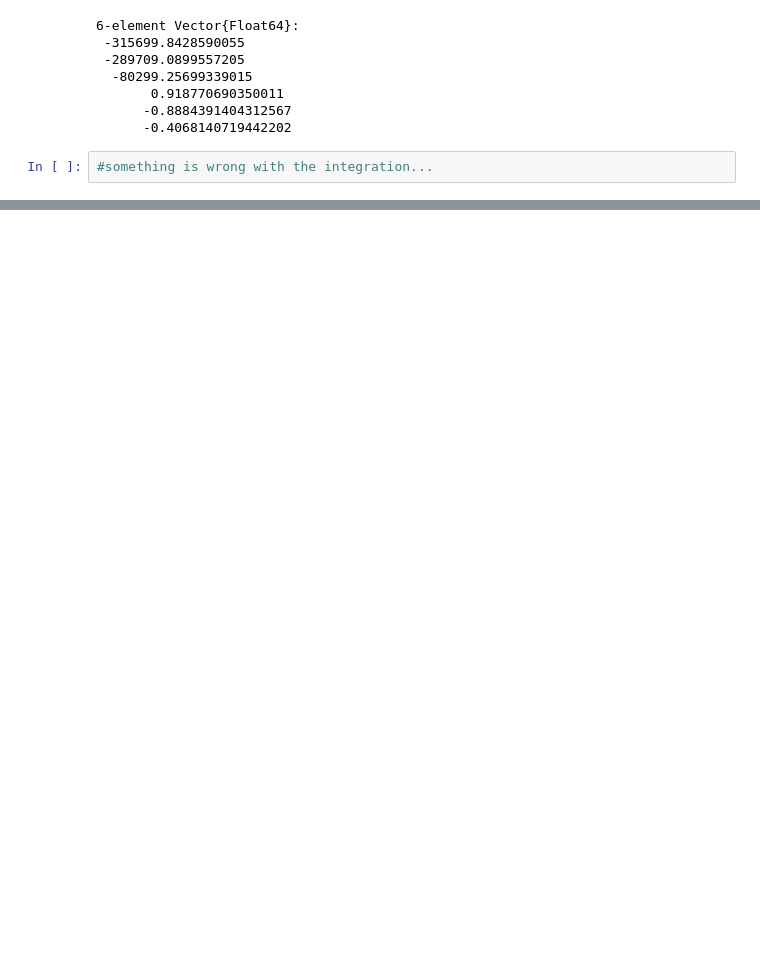
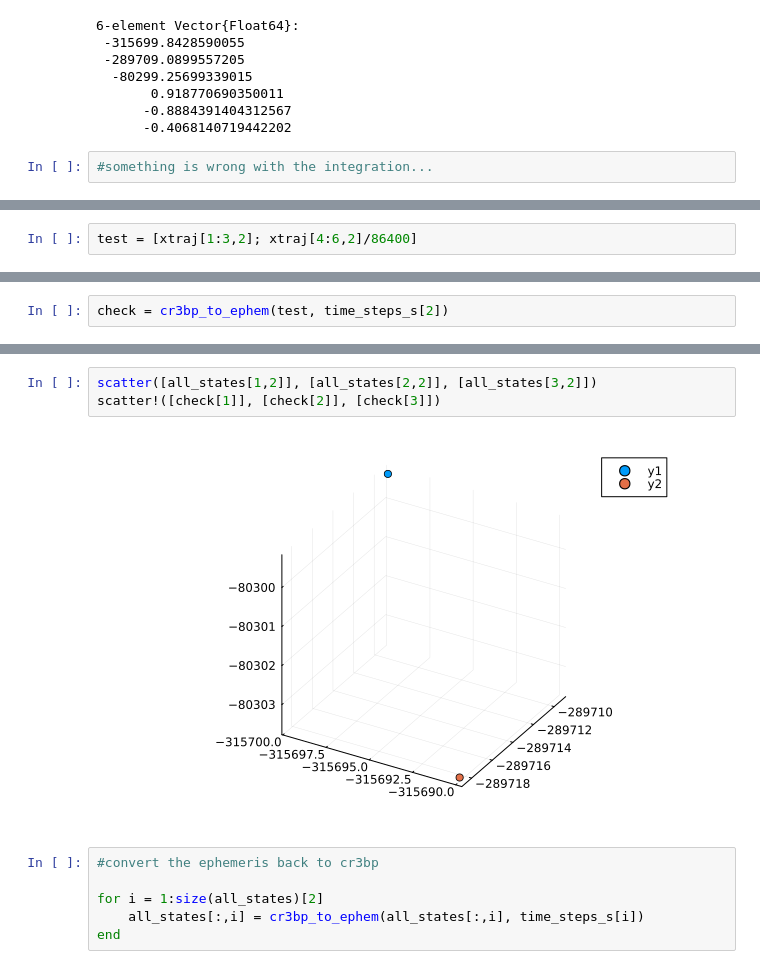
Before and after one commit to vegaf1/convex_mpc_stationkeeping, a Jupyter notebook: ephemeris_transformation.ipynb, the cells around one changed output, grey strips where cells are left out. Saved outputs shown, nothing was run; the diff lists cells and outputs as text; blank space fills up the shorter version.

```diff
--- a/ephemeris_transformation.ipynb
+++ b/ephemeris_transformation.ipynb
@@ -167,0 +309,2 @@ cr3bp_to_ephem(test, 0)
+# %%
+test = [xtraj[1:3,2]; xtraj[4:6,2]/86400]
@@ -167,0 +319,2 @@ cr3bp_to_ephem(test, 0)
+# %%
+check = cr3bp_to_ephem(test, time_steps_s[2])
@@ -167,0 +339,11 @@ cr3bp_to_ephem(test, 0)
+# %%
+scatter([all_states[1,2]], [all_states[2,2]], [all_states[3,2]])
+scatter!([check[1]], [check[2]], [check[3]])
+# %% [output]
+[figure, added]
+# %%
+#convert the ephemeris back to cr3bp
+
+for i = 1:size(all_states)[2]
+    all_states[:,i] = cr3bp_to_ephem(all_states[:,i], time_steps_s[i])
+end
```
Also changed, not shown: parts of 19 cells of this notebook.
